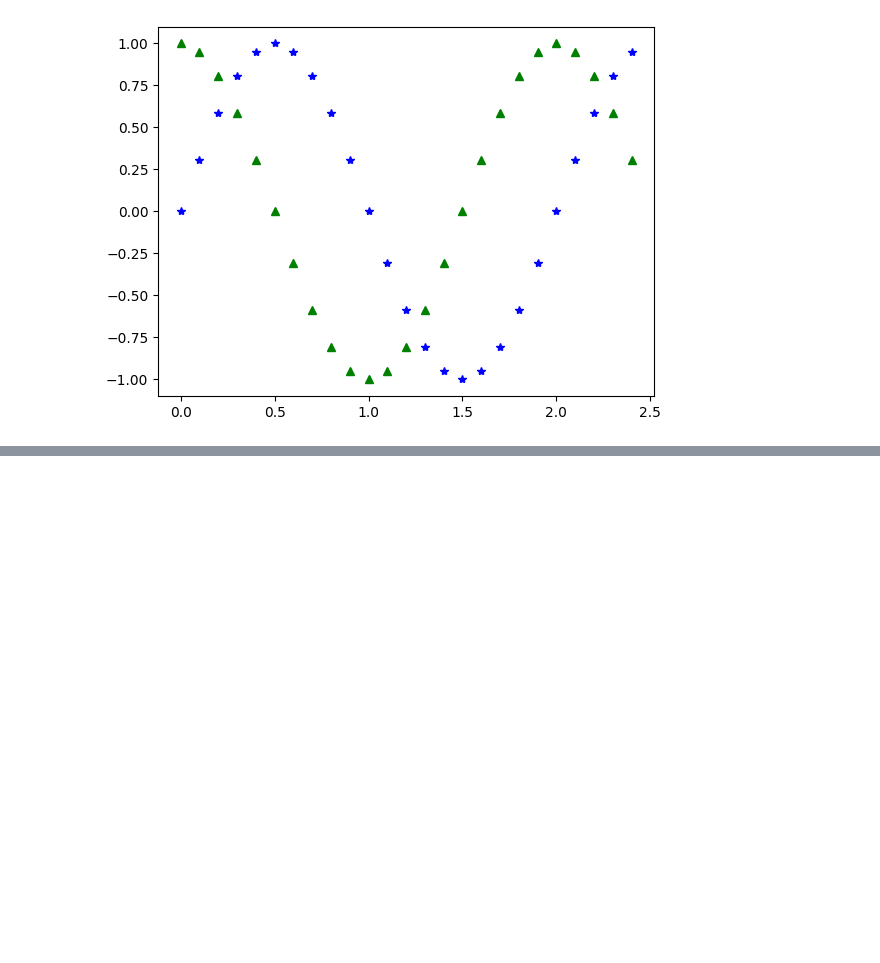
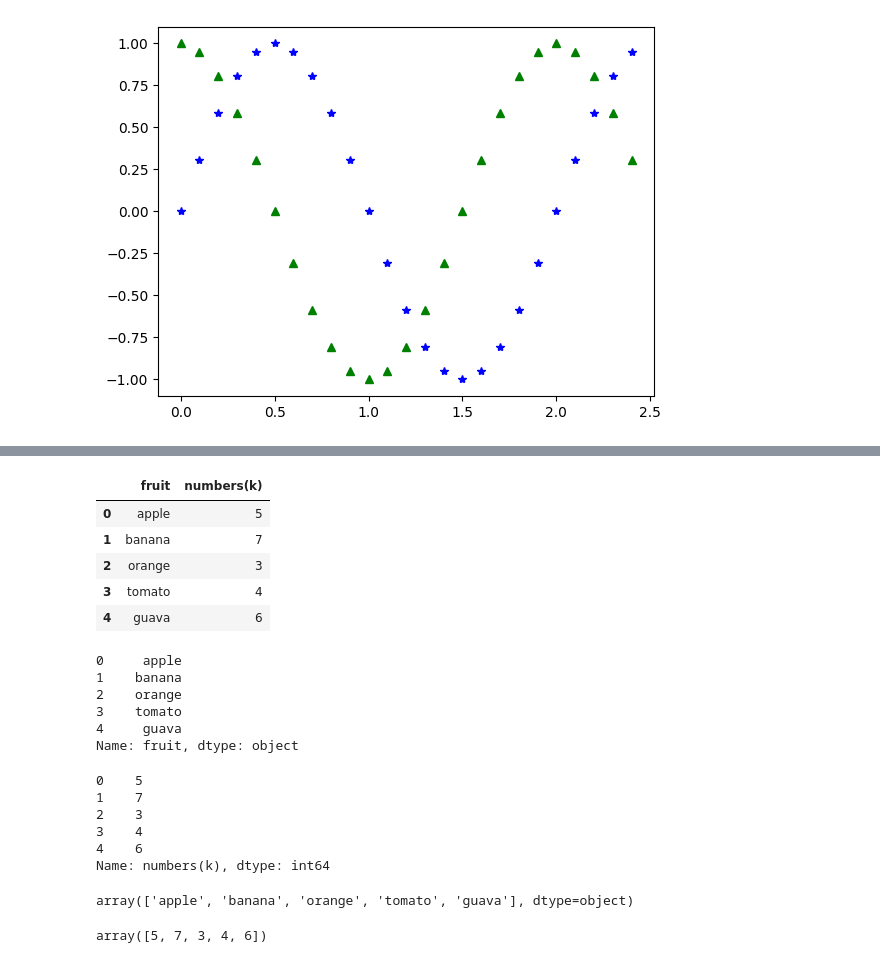
Before and after one commit to lansj0221/2024_2_20_2_4, a Jupyter notebook: lesson14/lesson14_3.ipynb, the cells around one changed output, grey strips where cells are left out. Saved outputs shown, nothing was run; the diff lists cells and outputs as text; code cells hidden in the pictures; blank space fills up the shorter version.

```diff
--- a/lesson14/lesson14_3.ipynb
+++ b/lesson14/lesson14_3.ipynb
@@ -48,0 +71,30 @@ plt.show()
+# %%
+import pandas as pd
+data = [('apple', 5), ('banana', 7), ('orange',3), ('tomato', 4), ('guava',6)]
+data_df = pd.DataFrame(data,columns=['fruit','numbers(k)'])
+display(data_df)
+display(data_df['fruit'])
+display(data_df['numbers(k)'])
+display(data_df['fruit'].values)
+display(data_df['numbers(k)'].values)
+# %% [output]
+|  | fruit | numbers(k) |
+| 0 | apple | 5 |
+| 1 | banana | 7 |
+| 2 | orange | 3 |
+| 3 | tomato | 4 |
+| 4 | guava | 6 |
+0     apple
+1    banana
+2    orange
+3    tomato
+4     guava
+Name: fruit, dtype: object
+0    5
+1    7
+2    3
+3    4
+4    6
+Name: numbers(k), dtype: int64
+array(['apple', 'banana', 'orange', 'tomato', 'guava'], dtype=object)
+array([5, 7, 3, 4, 6])
```
Also changed, not shown: parts of 2 cells of this notebook.
